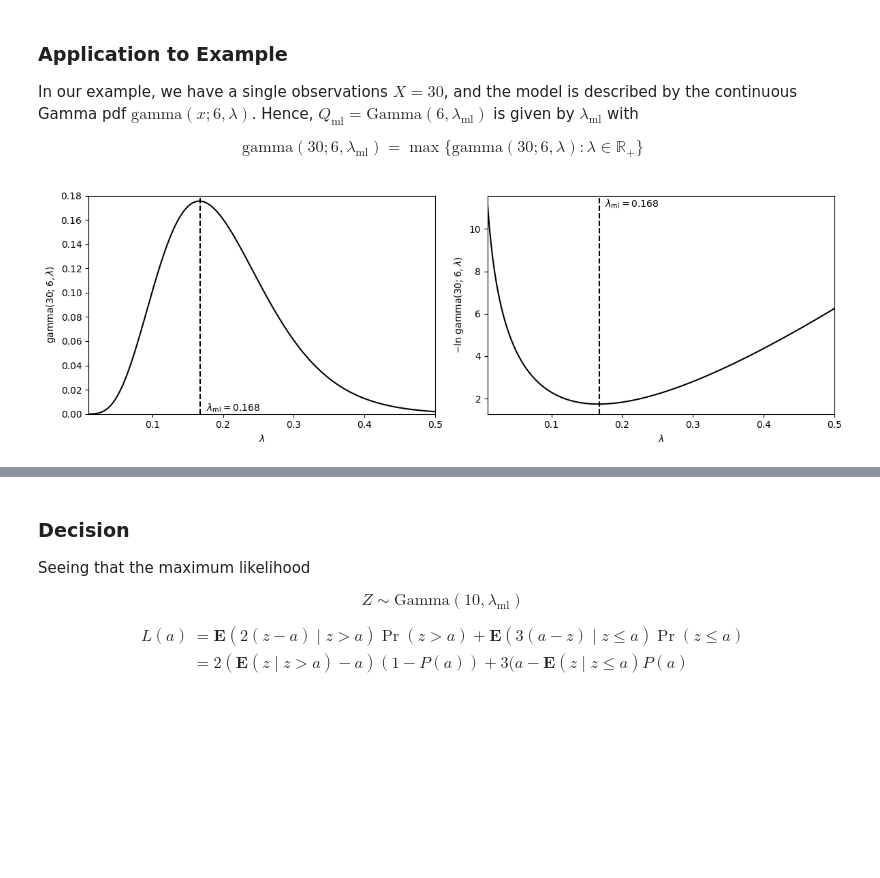
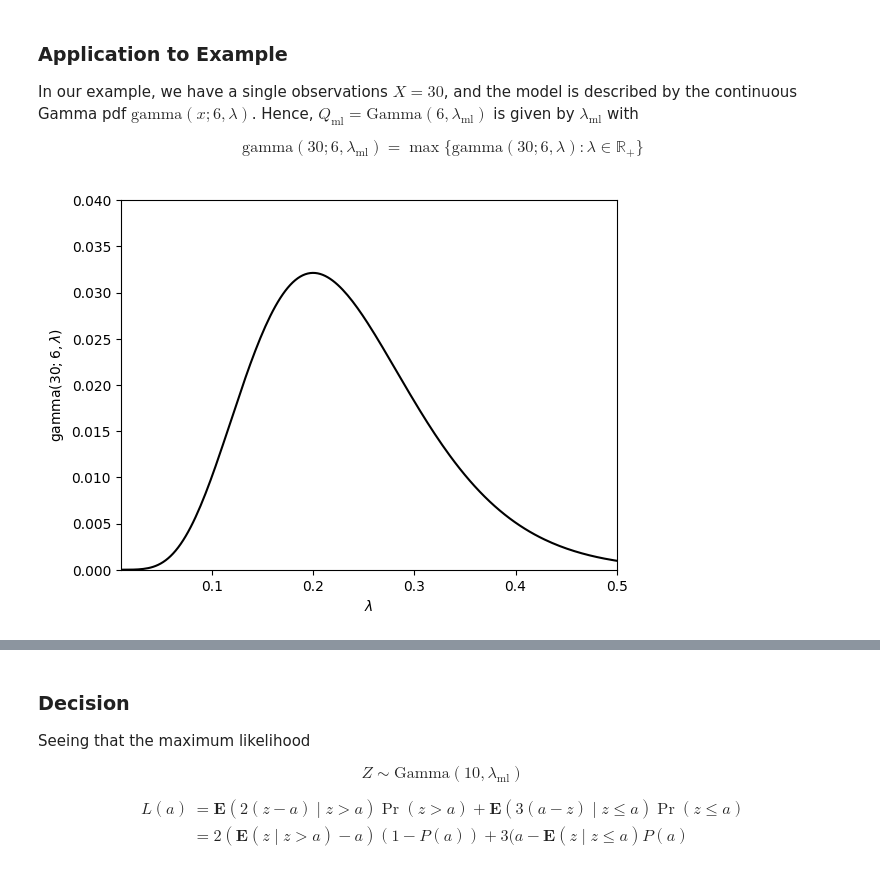
Before and after one commit to marioboley/Uni-Haifa-214.4312-Code, a Jupyter notebook: 2.1_models.ipynb, the cells around one changed output, grey strips where cells are left out. Saved outputs shown, nothing was run; the diff lists cells and outputs as text; code cells hidden in the pictures; blank space fills up the shorter version.

Commit message:
fixed gamma error

```diff
--- a/2.1_models.ipynb
+++ b/2.1_models.ipynb
@@ -73,7 +73,8 @@ from scipy.special import gamma
 from matplotlib import pyplot as plt
 
 def gamma_pdf(x, a, lam):
-    return (lam*x)**(a-1)*np.exp(-lam*x)/gamma(a)
+    return lam**a / gamma(a) * x**(a-1) * np.exp(-lam*x)
+    # return (lam*x)**(a-1)*np.exp(-lam*x)/gamma(a)
 
 lams = np.array([[0.05, 0.1, 0.15],
                  [0.2, 0.25, 0.3]])
@@ -89,7 +90,7 @@ for i in range(2):
         ax[i][j].text(0.01, 0.99, f'$\\lambda={lams[i][j]}$', transform=ax[i][j].transAxes, verticalalignment='top')
 for j in range(3): ax[1][j].set_xlabel('$x$')
 ax[0][0].set_xmargin(0)
-ax[0][0].set_ylim(0, 0.18)
+ax[0][0].set_ylim(0, 0.055)
 
 plt.show()
 # %% [output]
@@ -111,25 +112,16 @@ $$
 \mathrm{gamma}(30; 6, \lambda_\mathrm{ml}) = \max\{\mathrm{gamma}(30; 6, \lambda) : \lambda \in \mathbb{R}_+\}
 $$
 # %%
-fig, ax = plt.subplots(1, 2, figsize=(12, 4), tight_layout=True, sharex=True)
+fig, ax = plt.subplots()
 
 lams = np.linspace(0.01, 0.5, 200)
 lam_ml = lams[np.argmax(gamma_pdf(30, 6, lams))]
 
-ax[0].set_xmargin(0)
-ax[0].plot(lams, gamma_pdf(30, 6, lams), c='k')
-ax[0].set_ylabel(r'$\mathrm{gamma}(30; 6, \lambda)$')
-ax[0].set_xlabel(r'$\lambda$')
-ax[0].axvline(lam_ml, ls='--', c='k')
-ax[0].text(lam_ml*1.05, 0, f'$\\lambda_\\mathrm{{ml}}={lam_ml:.3f}$', verticalalignment='bottom')
-ax[0].set_ylim(0, 0.18)
-
-ax[1].plot(lams, -np.log(gamma_pdf(30, 6, lams)), c='k')
-ax[1].autoscale(enable=False, axis='x')
-ax[1].axvline(lam_ml, ls='--', c='k')
-ax[1].text(lam_ml*1.05, 11.45, f'$\\lambda_\\mathrm{{ml}}={lam_ml:.3f}$', verticalalignment='top')
-ax[1].set_ylabel(r'$-\ln\,\mathrm{gamma}(30; 6, \lambda)$')
-ax[1].set_xlabel(r'$\lambda$')
+ax.set_xmargin(0)
+ax.plot(lams, gamma_pdf(30, 6, lams), c='k')
+ax.set_ylabel(r'$\mathrm{gamma}(30; 6, \lambda)$')
+ax.set_xlabel(r'$\lambda$')
+ax.set_ylim(0, 0.04)
 plt.show()
 # %% [output]
-[figure, old version]
+[figure, new version]
```
Also changed, not shown: parts of 4 cells of this notebook.
